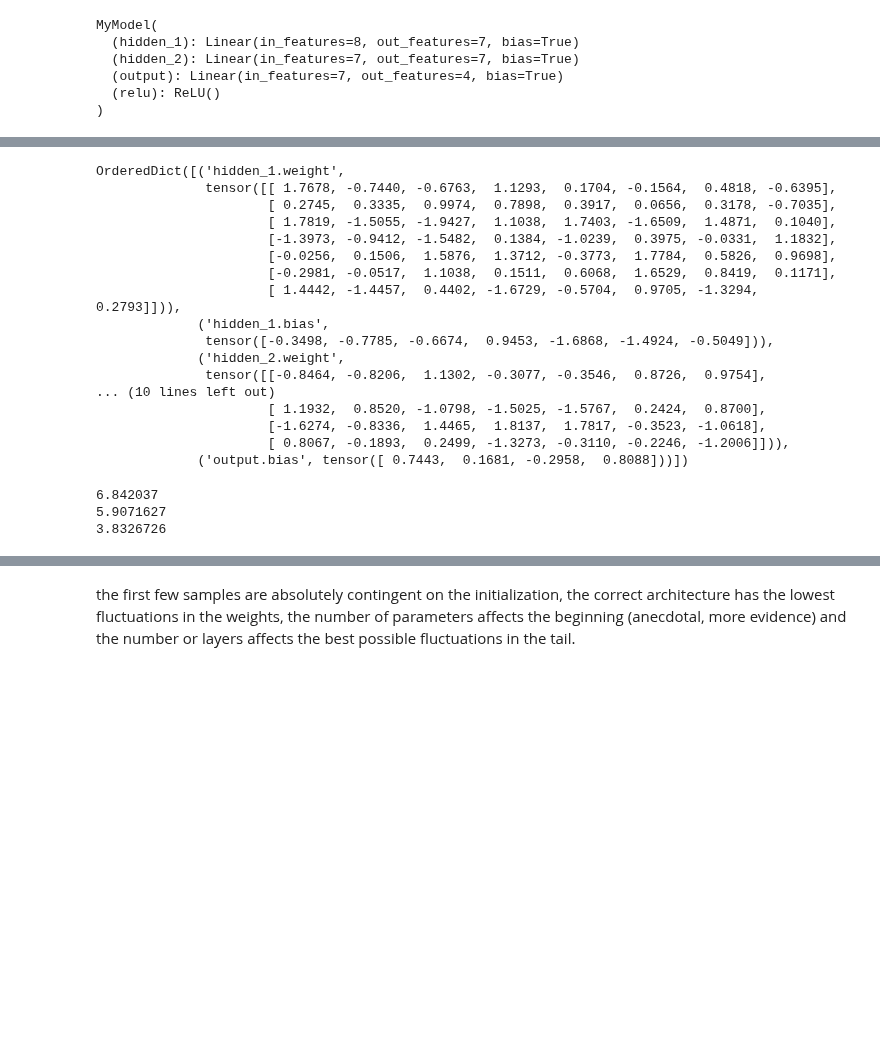
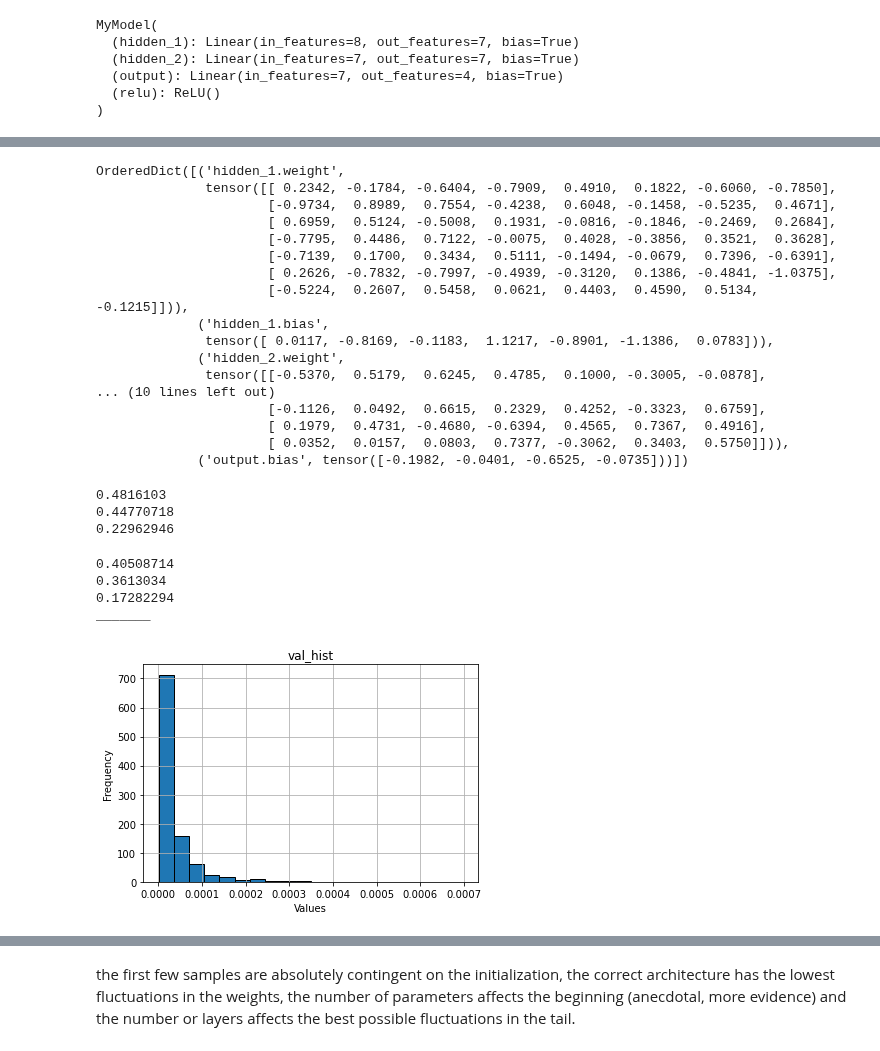
Before and after one commit to dallingordon/LABNET, a Jupyter notebook: labnet_implementation_perturbations.ipynb, the cells around one changed output, grey strips where cells are left out. Saved outputs shown, nothing was run; the diff lists cells and outputs as text; code cells hidden in the pictures; blank space fills up the shorter version.

Commit message:
val data generation, row_compare before and after

```diff
--- a/labnet_implementation_perturbations.ipynb
+++ b/labnet_implementation_perturbations.ipynb
@@ -218,26 +216,41 @@ OrderedDict([('hidden_1.weight',
 #perturb_weights(mymodel, std_dev = 0.01) #not converging well, even with lower lr, 0.003. 1t 0.001
 
 
-scale_weights(mymodel, scaling_factor = 2) ##doesn't converge, weights cross.
+# scale_weights(mymodel, scaling_factor = 1.1) ## converges, weights cross.
+#scale_weights(mymodel, scaling_factor = 1.5) ## good validation, non zero row comapre still..
 
+#scale_weights(mymodel, scaling_factor = 2) ## good validation, row compare stays pretty close to the same...
+## scale_weights(mymodel, scaling_factor = 1.05) row compare barely improves!!
 mymodel.state_dict()
 # %% [output]
 OrderedDict([('hidden_1.weight',
-              tensor([[ 1.7678, -0.7440, -0.6763,  1.1293,  0.1704, -0.1564,  0.4818, -0.6395],
-                      [ 0.2745,  0.3335,  0.9974,  0.7898,  0.3917,  0.0656,  0.3178, -0.7035],
-                      [ 1.7819, -1.5055, -1.9427,  1.1038,  1.7403, -1.6509,  1.4871,  0.1040],
-                      [-1.3973, -0.9412, -1.5482,  0.1384, -1.0239,  0.3975, -0.0331,  1.1832],
-                      [-0.0256,  0.1506,  1.5876,  1.3712, -0.3773,  1.7784,  0.5826,  0.9698],
-                      [-0.2981, -0.0517,  1.1038,  0.1511,  0.6068,  1.6529,  0.8419,  0.1171],
-                      [ 1.4442, -1.4457,  0.4402, -1.6729, -0.5704,  0.9705, -1.3294,  0.2793]])),
+              tensor([[ 0.2342, -0.1784, -0.6404, -0.7909,  0.4910,  0.1822, -0.6060, -0.7850],
+                      [-0.9734,  0.8989,  0.7554, -0.4238,  0.6048, -0.1458, -0.5235,  0.4671],
+                      [ 0.6959,  0.5124, -0.5008,  0.1931, -0.0816, -0.1846, -0.2469,  0.2684],
+                      [-0.7795,  0.4486,  0.7122, -0.0075,  0.4028, -0.3856,  0.3521,  0.3628],
+                      [-0.7139,  0.1700,  0.3434,  0.5111, -0.1494, -0.0679,  0.7396, -0.6391],
+                      [ 0.2626, -0.7832, -0.7997, -0.4939, -0.3120,  0.1386, -0.4841, -1.0375],
+                      [-0.5224,  0.2607,  0.5458,  0.0621,  0.4403,  0.4590,  0.5134, -0.1215]])),
              ('hidden_1.bias',
-              tensor([-0.3498, -0.7785, -0.6674,  0.9453, -1.6868, -1.4924, -0.5049])),
+              tensor([ 0.0117, -0.8169, -0.1183,  1.1217, -0.8901, -1.1386,  0.0783])),
              ('hidden_2.weight',
-              tensor([[-0.8464, -0.8206,  1.1302, -0.3077, -0.3546,  0.8726,  0.9754],
+              tensor([[-0.5370,  0.5179,  0.6245,  0.4785,  0.1000, -0.3005, -0.0878],
 ... (10 lines left out)
-                      [ 1.1932,  0.8520, -1.0798, -1.5025, -1.5767,  0.2424,  0.8700],
-                      [-1.6274, -0.8336,  1.4465,  1.8137,  1.7817, -0.3523, -1.0618],
-                      [ 0.8067, -0.1893,  0.2499, -1.3273, -0.3110, -0.2246, -1.2006]])),
-             ('output.bias', tensor([ 0.7443,  0.1681, -0.2958,  0.8088]))])
+                      [-0.1126,  0.0492,  0.6615,  0.2329,  0.4252, -0.3323,  0.6759],
+                      [ 0.1979,  0.4731, -0.4680, -0.6394,  0.4565,  0.7367,  0.4916],
+                      [ 0.0352,  0.0157,  0.0803,  0.7377, -0.3062,  0.3403,  0.5750]])),
+             ('output.bias', tensor([-0.1982, -0.0401, -0.6525, -0.0735]))])
+# %%
+test_list = list(zip([row for row in neural_network.model.parameters() if len(row.shape) > 1],
+                     [row for row in mymodel.parameters() if len(row.shape) > 1]))
+
+for i in test_list:
+    #this first line will print out the row similarity matrix.
+    #print(compare_rows(i[0].detach().numpy(),i[1].detach().numpy())[0])
+    print(compare_rows(i[0].detach().numpy(),i[1].detach().numpy())[1])
+# %% [output]
+0.4816103
+0.44770718
+0.22962946
 # %%
 criterion = nn.MSELoss()
@@ -286,16 +299,33 @@ for epoch in range(num_epochs):
 # %%
 #this will only work if the networks have the same architecture
 test_list = list(zip([row for row in neural_network.model.parameters() if len(row.shape) > 1],
                      [row for row in mymodel.parameters() if len(row.shape) > 1]))
 
 for i in test_list:
     #this first line will print out the row similarity matrix.
     #print(compare_rows(i[0].detach().numpy(),i[1].detach().numpy())[0])
     print(compare_rows(i[0].detach().numpy(),i[1].detach().numpy())[1])
+print('_______')
+# VALIDATION
+iterations = 1000
+val_samples = 10
+m = 0.0
+std = 1.0
+
+val_list = []
+for _ in range(iterations):
+    val_inputs = torch.from_numpy(np.random.normal(m, std, (val_samples,layer_sizes[0])).astype(np.float32))
+    val_outputs = neural_network.model(val_inputs)
+    this_val_acc = calculate_validation_loss(mymodel, val_inputs, val_outputs, criterion)
+    val_list.append(this_val_acc)
+
+val_histogram(val_list, bins=20, title="val_hist", xlabel="Values", ylabel="Frequency")
 # %% [output]
-6.842037
-5.9071627
-3.8326726
+0.40508714
+0.3613034
+0.17282294
+_______
+[figure, added]
 # %%
 ##x_range = (99998,100000) to view final weights
 lab.graph(diff=0,graph_together = False, plot_size = (15,5) )
```
Also changed, not shown: parts of 11 cells of this notebook.
